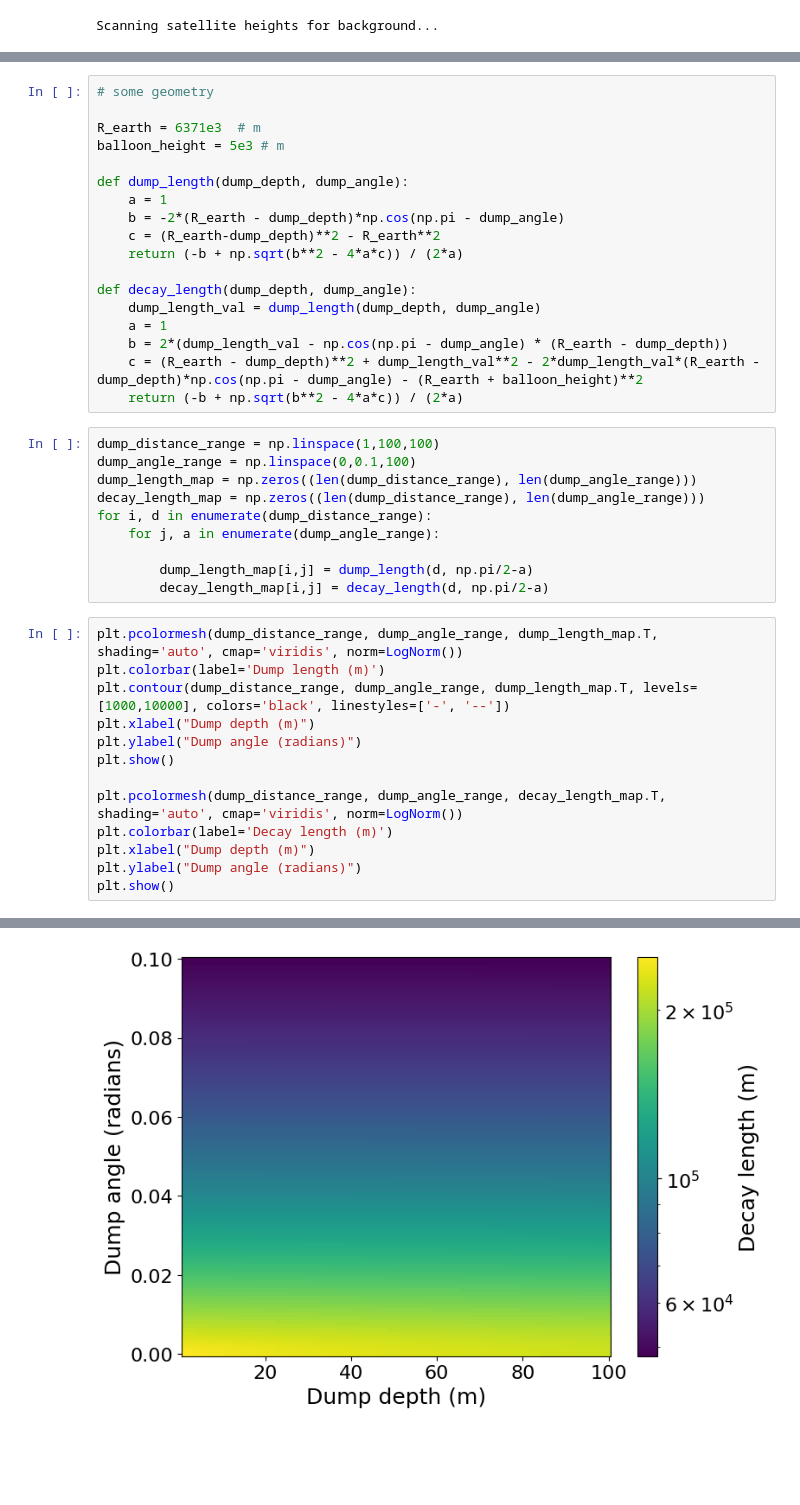
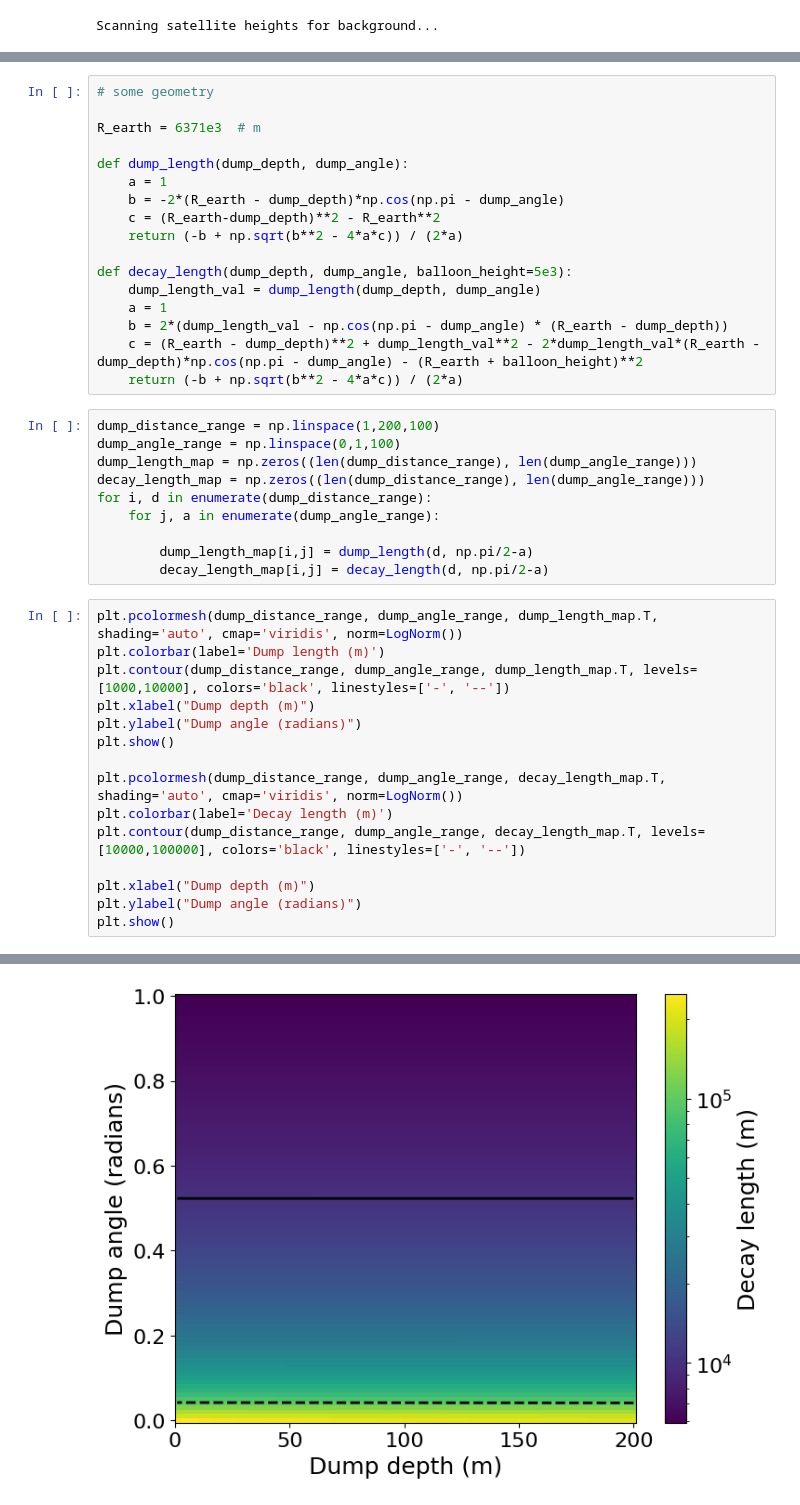
Before and after one commit to nickkamp1/NeutrinoFactoryHNL, a Jupyter notebook: Balloon.ipynb, the cells around one changed output, grey strips where cells are left out. Drawn from its saved outputs; the diff is of its cells as text; blank space fills up the shorter version.

Commit message:
two balloon setup in notebook

```diff
--- a/Balloon.ipynb
+++ b/Balloon.ipynb
@@ -589,7 +589,6 @@ for (h,bkg_set),color in zip(bkg.items(), ['blue','orange','green','red']):
 # some geometry
 
 R_earth = 6371e3  # m
-balloon_height = 5e3 # m
 
 def dump_length(dump_depth, dump_angle):
     a = 1
@@ -597,15 +596,15 @@ def dump_length(dump_depth, dump_angle):
     c = (R_earth-dump_depth)**2 - R_earth**2
     return (-b + np.sqrt(b**2 - 4*a*c)) / (2*a)
 
-def decay_length(dump_depth, dump_angle):
+def decay_length(dump_depth, dump_angle, balloon_height=5e3):
     dump_length_val = dump_length(dump_depth, dump_angle)
     a = 1
     b = 2*(dump_length_val - np.cos(np.pi - dump_angle) * (R_earth - dump_depth))
     c = (R_earth - dump_depth)**2 + dump_length_val**2 - 2*dump_length_val*(R_earth - dump_depth)*np.cos(np.pi - dump_angle) - (R_earth + balloon_height)**2
     return (-b + np.sqrt(b**2 - 4*a*c)) / (2*a)
 # %%
-dump_distance_range = np.linspace(1,100,100)
-dump_angle_range = np.linspace(0,0.1,100)
+dump_distance_range = np.linspace(1,200,100)
+dump_angle_range = np.linspace(0,1,100)
 dump_length_map = np.zeros((len(dump_distance_range), len(dump_angle_range)))
 decay_length_map = np.zeros((len(dump_distance_range), len(dump_angle_range)))
 for i, d in enumerate(dump_distance_range):
@@ -623,6 +622,8 @@ plt.show()
 
 plt.pcolormesh(dump_distance_range, dump_angle_range, decay_length_map.T, shading='auto', cmap='viridis', norm=LogNorm())
 plt.colorbar(label='Decay length (m)')
+plt.contour(dump_distance_range, dump_angle_range, decay_length_map.T, levels=[10000,100000], colors='black', linestyles=['-', '--'])
+
 plt.xlabel("Dump depth (m)")
 plt.ylabel("Dump angle (radians)")
 plt.show()
@@ -631,2 +632,2 @@ plt.show()
-[figure, old version]
+[figure, new version]
 # %%
```
Also changed, not shown: parts of 3 cells of this notebook.
